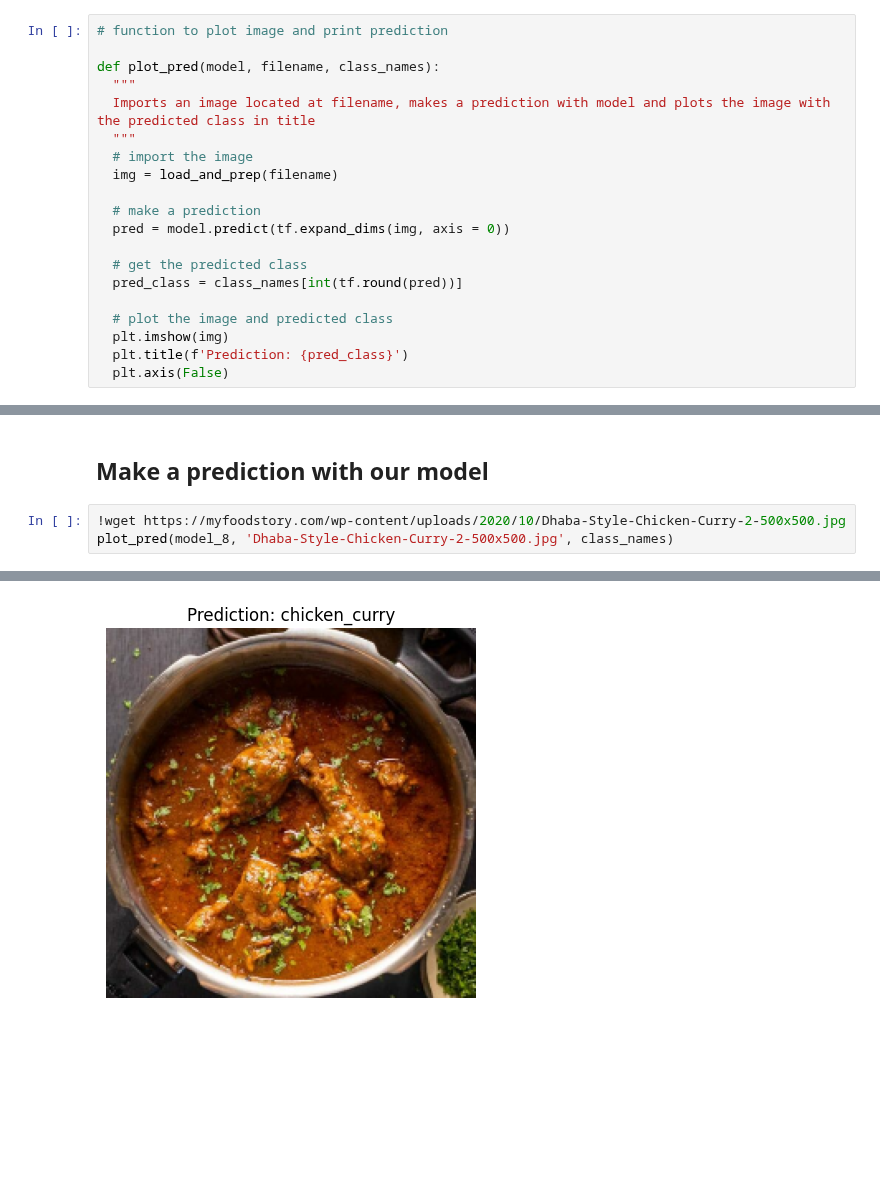
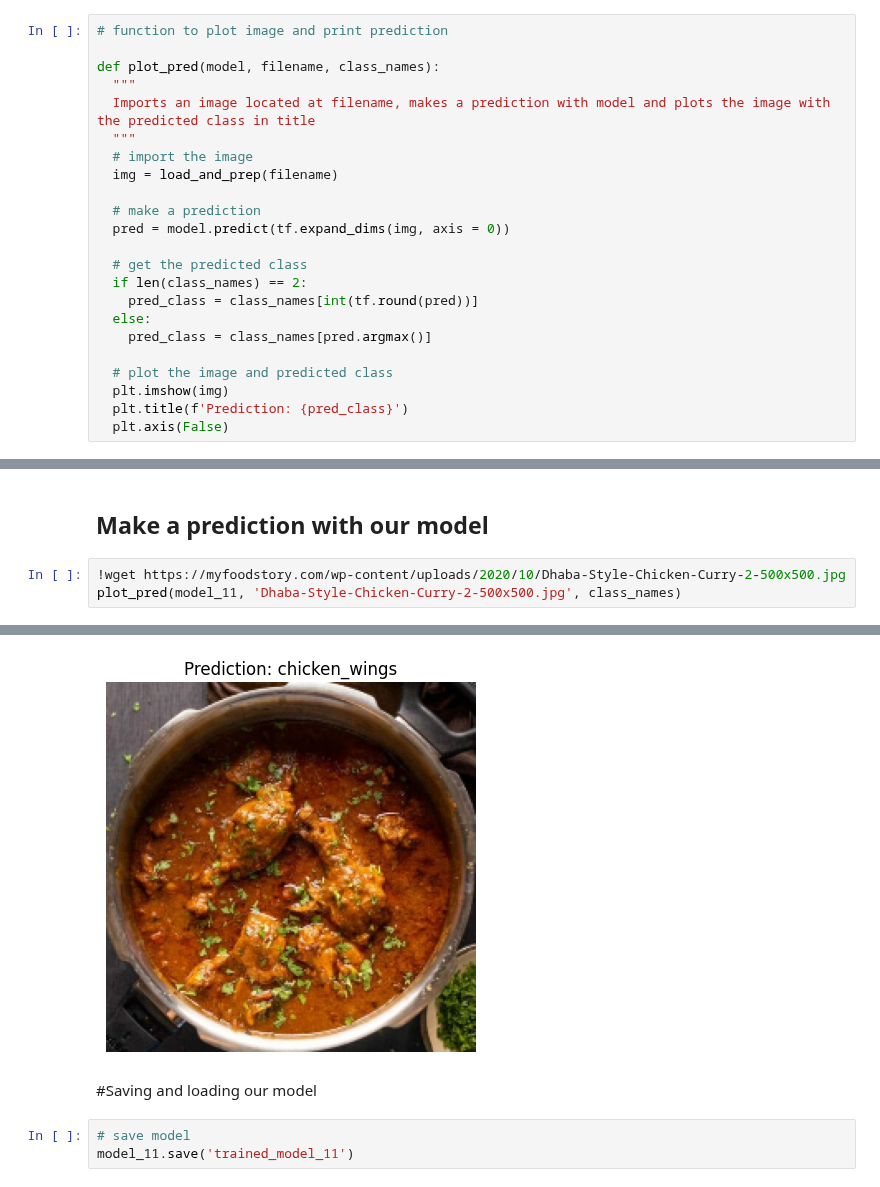
Before and after one commit to kacper-dobrow/tensorflow-course, a Jupyter notebook: 03_introduction_to_CNN_and_computer_vision.ipynb, the cells around one changed output, grey strips where cells are left out. Drawn from its saved outputs; the diff is of its cells as text; blank space fills up the shorter version.

```diff
--- a/03_introduction_to_CNN_and_computer_vision.ipynb
+++ b/03_introduction_to_CNN_and_computer_vision.ipynb
@@ -954,7 +954,10 @@ def plot_pred(model, filename, class_names):
   pred = model.predict(tf.expand_dims(img, axis = 0))
 
   # get the predicted class
-  pred_class = class_names[int(tf.round(pred))]
+  if len(class_names) == 2:
+    pred_class = class_names[int(tf.round(pred))]
+  else:
+    pred_class = class_names[pred.argmax()]
 
   # plot the image and predicted class
   plt.imshow(img)
@@ -1269,5 +1272,5 @@ plot_loss_curves(history_11)
 ## Make a prediction with our model
 # %%
 !wget https://myfoodstory.com/wp-content/uploads/2020/10/Dhaba-Style-Chicken-Curry-2-500x500.jpg
-plot_pred(model_8, 'Dhaba-Style-Chicken-Curry-2-500x500.jpg', class_names)
+plot_pred(model_11, 'Dhaba-Style-Chicken-Curry-2-500x500.jpg', class_names)
 # %% [output]
@@ -1286 +1289,6 @@ Dhaba-Style-Chicken 100%[===================>]  64.09K  --.-KB/s    in 0.01s
-[figure, old version]
+[figure, new version]
+# %% [markdown]
+#Saving and loading our model
+# %%
+# save model
+model_11.save('trained_model_11')
```
Also changed, not shown: parts of 3 cells of this notebook.
